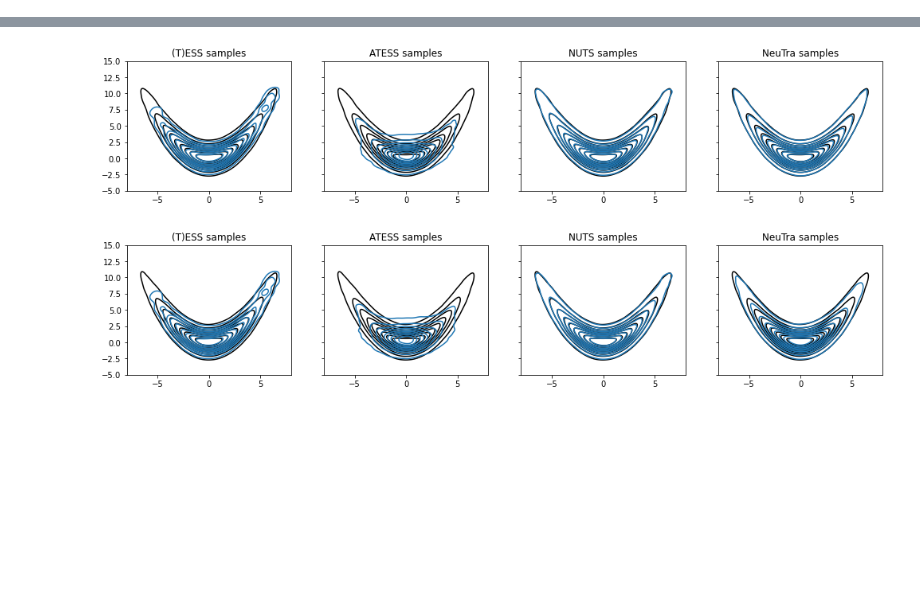
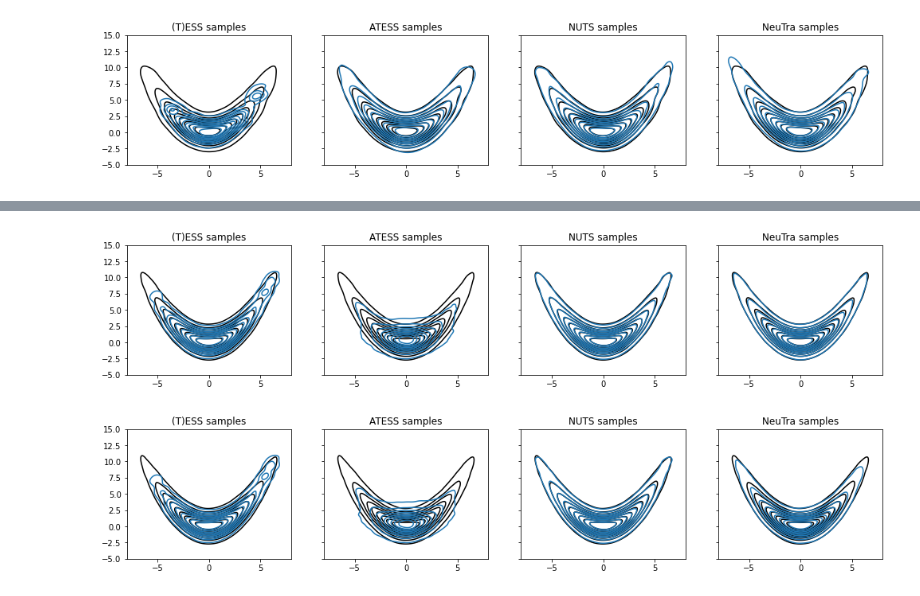
Before and after one commit to albcab/TESS, a Jupyter notebook: banana.ipynb, the cells around one changed output, grey strips where cells are left out. Saved outputs shown, nothing was run; the diff lists cells and outputs as text; code cells hidden in the pictures; blank space fills up the shorter version.

```diff
--- a/banana.ipynb
+++ b/banana.ipynb
@@ -12,8 +57,10 @@ samples = jnp.load('banana_0.npz', allow_pickle=True)
 # %%
 ess = samples['ess_samples'].item()
-atess = samples['atess_4x2_samples'].item()
+atess = samples['atess_samples'].item()
+atess_flow = samples['atess_flow_samples'].item()
 nuts = samples['nuts_samples'].item()
-neutra = samples['neutra_tanh_samples'].item()
+neutra = samples['neutra_samples'].item()
+neutra_flow = samples['neutra_flow_samples'].item()
 # %%
 def compare_plot_contour(logprob, ess, atess, nuts, neutra):
 #     a, b, c, d = -6, 6, -5, 10
@@ -24,8 +71,10 @@ def compare_plot_contour(logprob, ess, atess, nuts, neutra):
 #         jax.vmap(lambda x1, x2: jnp.exp(logprob({"x1": x1, "x2": x2})), (0, None)),
 #         (None, 0),
 #     )(x1, x2)
+    np.random.seed(0)
     clip = ((-8, 8), (-5, 15))
-    x1 = np.random.normal(0., np.sqrt(8), size=100000)
+    c, n = ess["x1"].shape
+    x1 = np.random.normal(0., np.sqrt(8), size=c * n)
     x2 = np.random.normal(1/4 * x1**2 , 1.)
 
     fig, ax = plt.subplots(1, 4, figsize=(17, 3), sharex=True, sharey=True)
@@ -52,3 +101,8 @@ def banana(x1, x2):
         x2, 1 / 4 * x1**2, 1.0
     )
 banana_fn = lambda x: banana(**x)
+# %%
+#epoch 0
+compare_plot_contour(banana_fn, ess, atess, nuts, neutra)
+# %% [output]
+[figure, added]
```
Also changed, not shown: parts of 8 cells of this notebook, 13 other files.
